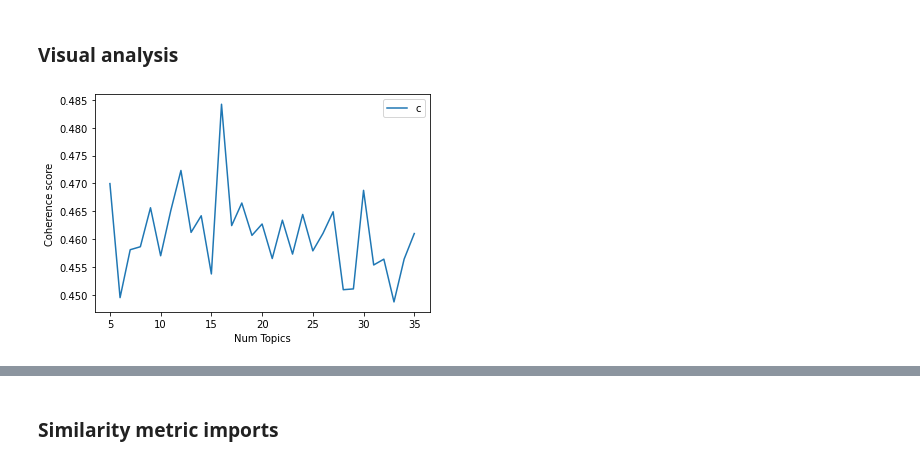
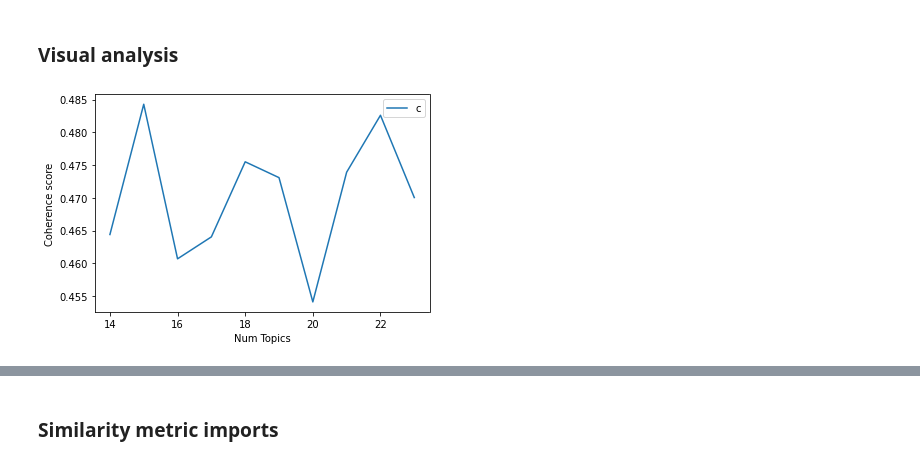
Before and after one commit to AniBrainAI/AniBrain-Anime_LDA_Topic_Similarity_Model, a Jupyter notebook: Jupyter_Notebook/Anime_LDA_Topic_Similarity_Model.ipynb, the cells around one changed output, grey strips where cells are left out. Saved outputs shown, nothing was run; the diff lists cells and outputs as text; code cells hidden in the pictures.

```diff
--- a/Jupyter_Notebook/Anime_LDA_Topic_Similarity_Model.ipynb
+++ b/Jupyter_Notebook/Anime_LDA_Topic_Similarity_Model.ipynb
@@ -422,5 +451,5 @@ spacy_df.shape
 # %%
-spacy_df = spacy_df[spacy_df['Corpus'].str.split().apply(len) >= 22]
+spacy_df = spacy_df[spacy_df['Corpus'].str.split().apply(len) >= 20]
 spacy_df.reset_index(inplace = True, drop = True)
 # %%
 spacy_df.shape
@@ -445,7 +476,7 @@ def create_LDA_tools(documents):
     ]
 
     dictionary = corpora.Dictionary(texts)
-    dictionary.filter_extremes(no_below=35, no_above=0.5)
+    dictionary.filter_extremes(no_below=30, no_above=0.5)
     corpus = [dictionary.doc2bow(text) for text in texts]
 
     return texts, dictionary, corpus
@@ -457,7 +488,7 @@ def get_coherence_scores(dictionary, corpus, texts, start, stop, step):
 
     """
 
-    mallet_path = os.getenv('MALLET_PATH')
+    mallet_path = os.getenv('MALLET_PATH_')
     coherence_values = []
     model_list = []
 
@@ -469,7 +500,7 @@ def get_coherence_scores(dictionary, corpus, texts, start, stop, step):
 
     return model_list, coherence_values
 # %%
-model_list, coherence_values = get_coherence_scores(dictionary=dictionary, corpus=corpus, texts=texts, start=5, stop=36, step=1)
+model_list, coherence_values = get_coherence_scores(dictionary=dictionary, corpus=corpus, texts=texts, start=14, stop=24, step=1)
 # %% [markdown]
 ### Visual analysis imports
 # %%
@@ -479,15 +510,15 @@ import pprint
 # %% [markdown]
 ### Visual analysis
 # %%
-start=5; stop=36; step=1;
+start=14; stop=24; step=1;
 x = range(start, stop, step)
 plt.plot(x, coherence_values)
 plt.xlabel("Num Topics")
 plt.ylabel("Coherence score")
 plt.legend(("coherence_values"), loc='best')
 plt.show()
 # %% [output]
-[figure, old version]
+[figure, new version]
 # %%
 def get_optimal_model(coherence_values, model_list, print_scores=True):
     max_value = max(coherence_values)
```
Also changed, not shown: parts of 27 cells of this notebook, 11 other files.
